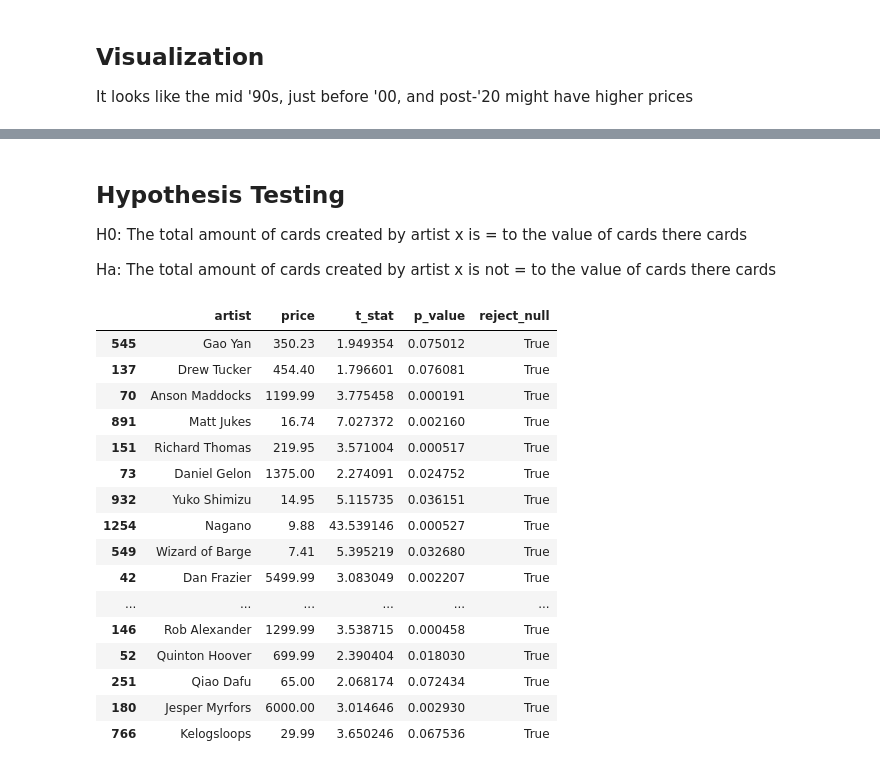
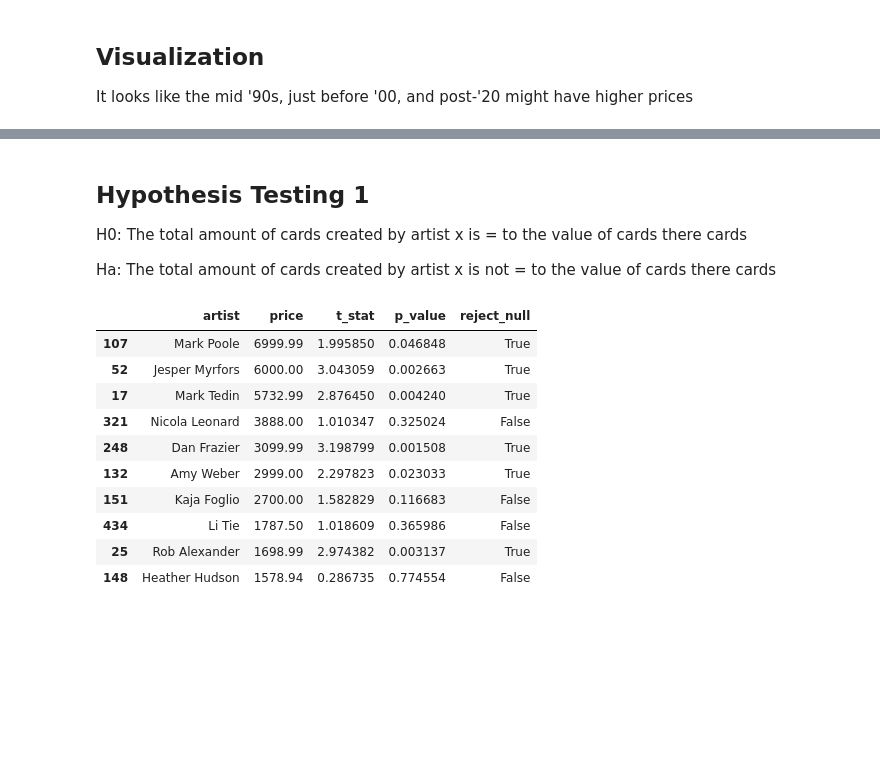
Before and after one commit to Jemison-DavidJasonStephenVasiliy/MTG-Project, a Jupyter notebook: David/David_Final_Notebook.ipynb, the cells around one changed output, grey strips where cells are left out. Drawn from its saved outputs; the diff is of its cells as text; code cells hidden in the pictures; blank space fills up the shorter version.

```diff
--- a/David/David_Final_Notebook.ipynb
+++ b/David/David_Final_Notebook.ipynb
@@ -118,6 +103,6 @@ bonus          10
 Name: rarity, dtype: int64
 # %% [markdown]
-## Hypothesis Testing
+## Hypothesis Testing 1
 
 
 H0: The total amount of cards created by artist x is = to the value of cards there cards
@@ -126,40 +111,34 @@ Ha: The total amount of cards created by artist x is not = to the value of cards
 # %%
 def hypothesis_artist_usd(df, alpha = 0.05):
     artist_count = df['artist'].unique().tolist()
     outputs = []
     for artist_name in artist_count:
         usd_sample = df[(df['artist'] == artist_name) & (df.usd > 0.01)]['usd']
         overall_mean = df['usd'].mean()
         t, p = stats.ttest_1samp(usd_sample, overall_mean)
         output = {
             'artist':artist_name,
             'price':usd_sample.max(),
             't_stat':t,
             'p_value':p,
             'reject_null': t > 0 and p/2 < alpha
         }
         outputs.append(output)
     return pd.DataFrame(outputs)
 
-hypothesis_artist_usd(train).sort_values('reject_null', ascending = False)[:20]
+hypothesis_artist_usd(train).sort_values('reject_null', ascending = False).sort_values(by=['price'], ascending=False,)[:10]
 # %% [output]
 |  | artist | price | t_stat | p_value | reject_null |
-| 545 | Gao Yan | 350.23 | 1.949354 | 0.075012 | True |
-| 137 | Drew Tucker | 454.40 | 1.796601 | 0.076081 | True |
-| 70 | Anson Maddocks | 1199.99 | 3.775458 | 0.000191 | True |
-| 891 | Matt Jukes | 16.74 | 7.027372 | 0.002160 | True |
-| 151 | Richard Thomas | 219.95 | 3.571004 | 0.000517 | True |
-| 73 | Daniel Gelon | 1375.00 | 2.274091 | 0.024752 | True |
-| 932 | Yuko Shimizu | 14.95 | 5.115735 | 0.036151 | True |
-| 1254 | Nagano | 9.88 | 43.539146 | 0.000527 | True |
-| 549 | Wizard of Barge | 7.41 | 5.395219 | 0.032680 | True |
-| 42 | Dan Frazier | 5499.99 | 3.083049 | 0.002207 | True |
-| ... | ... | ... | ... | ... | ... |
-| 146 | Rob Alexander | 1299.99 | 3.538715 | 0.000458 | True |
-| 52 | Quinton Hoover | 699.99 | 2.390404 | 0.018030 | True |
-| 251 | Qiao Dafu | 65.00 | 2.068174 | 0.072434 | True |
-| 180 | Jesper Myrfors | 6000.00 | 3.014646 | 0.002930 | True |
-| 766 | Kelogsloops | 29.99 | 3.650246 | 0.067536 | True |
+| 107 | Mark Poole | 6999.99 | 1.995850 | 0.046848 | True |
+| 52 | Jesper Myrfors | 6000.00 | 3.043059 | 0.002663 | True |
+| 17 | Mark Tedin | 5732.99 | 2.876450 | 0.004240 | True |
+| 321 | Nicola Leonard | 3888.00 | 1.010347 | 0.325024 | False |
+| 248 | Dan Frazier | 3099.99 | 3.198799 | 0.001508 | True |
+| 132 | Amy Weber | 2999.00 | 2.297823 | 0.023033 | True |
+| 151 | Kaja Foglio | 2700.00 | 1.582829 | 0.116683 | False |
+| 434 | Li Tie | 1787.50 | 1.018609 | 0.365986 | False |
+| 25 | Rob Alexander | 1698.99 | 2.974382 | 0.003137 | True |
+| 148 | Heather Hudson | 1578.94 | 0.286735 | 0.774554 | False |
 # %%
 train['artist'].value_counts()['Gao Yan']
 # %% [output]
```
Also changed, not shown: parts of 34 cells of this notebook.
